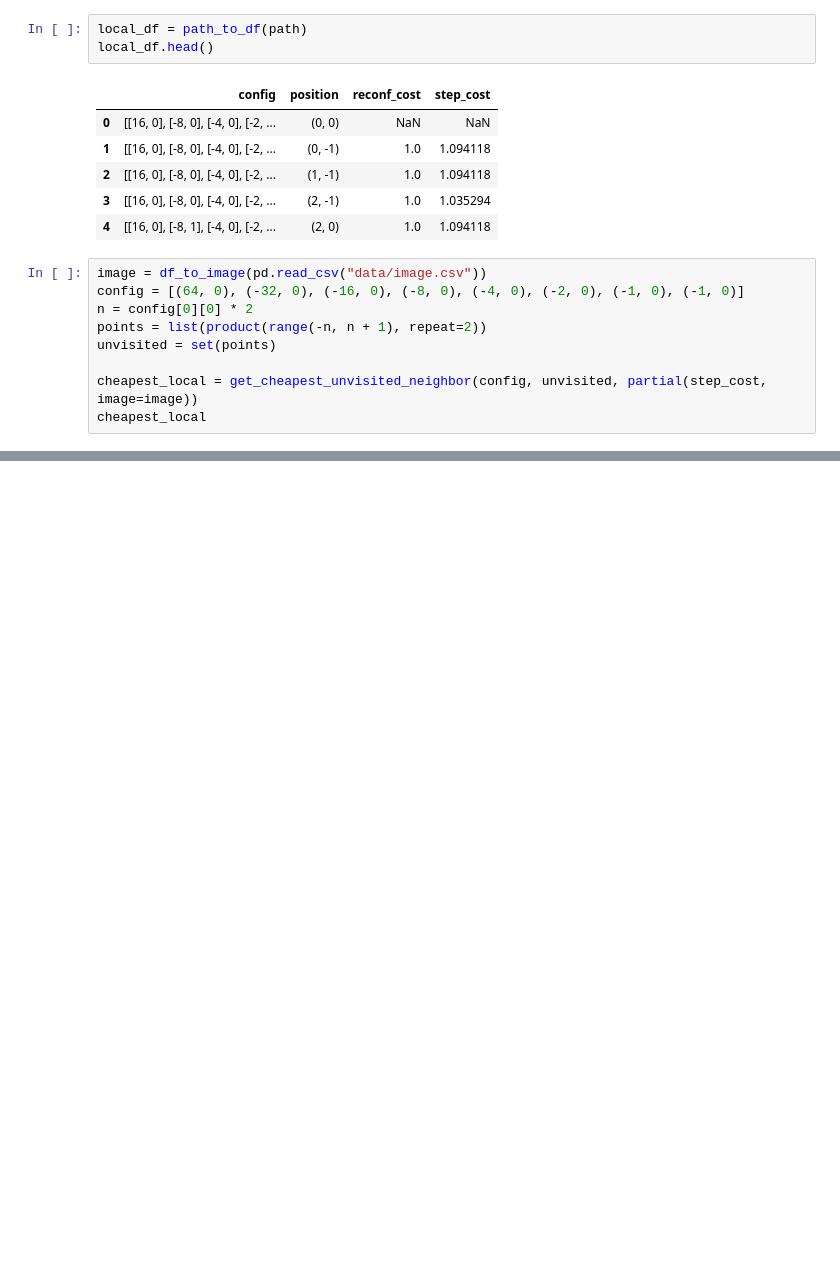
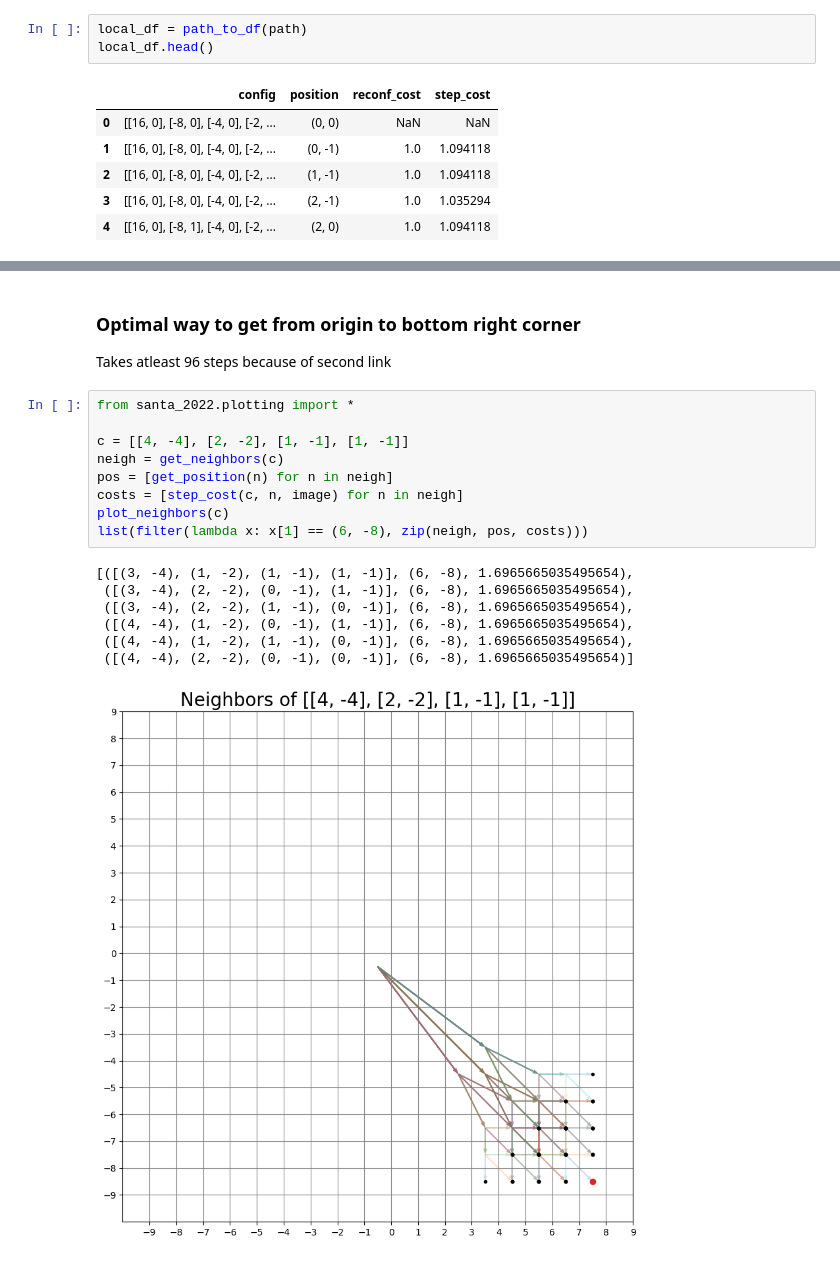
Before and after one commit to seljaks/santa2022, a Jupyter notebook: notebooks/solution_analysis.ipynb, the cells around one changed output, grey strips where cells are left out. Cells and saved outputs as stored; diff of their text form; blank space fills up the shorter version.

```diff
--- a/notebooks/solution_analysis.ipynb
+++ b/notebooks/solution_analysis.ipynb
@@ -101,12 +116,3 @@ local_df.head()
 | 2 | [[16, 0], [-8, 0], [-4, 0], [-2, ... | (1, -1) | 1.0 | 1.094118 |
 | 3 | [[16, 0], [-8, 0], [-4, 0], [-2, ... | (2, -1) | 1.0 | 1.035294 |
 | 4 | [[16, 0], [-8, 1], [-4, 0], [-2, ... | (2, 0) | 1.0 | 1.094118 |
-# %%
-image = df_to_image(pd.read_csv("data/image.csv"))
-config = [(64, 0), (-32, 0), (-16, 0), (-8, 0), (-4, 0), (-2, 0), (-1, 0), (-1, 0)]
-n = config[0][0] * 2
-points = list(product(range(-n, n + 1), repeat=2))
-unvisited = set(points)
-
-cheapest_local = get_cheapest_unvisited_neighbor(config, unvisited, partial(step_cost, image=image))
-cheapest_local
@@ -157,0 +411,20 @@ sorted(get_neighbors_positions_costs(config, image), key=lambda x: x[-1])
+# %% [markdown]
+### Optimal way to get from origin to bottom right corner
+Takes atleast 96 steps because of second link
+# %%
+from santa_2022.plotting import *
+
+c = [[4, -4], [2, -2], [1, -1], [1, -1]]
+neigh = get_neighbors(c)
+pos = [get_position(n) for n in neigh]
+costs = [step_cost(c, n, image) for n in neigh]
+plot_neighbors(c)
+list(filter(lambda x: x[1] == (6, -8), zip(neigh, pos, costs)))
+# %% [output]
+[([(3, -4), (1, -2), (1, -1), (1, -1)], (6, -8), 1.6965665035495654),
+ ([(3, -4), (2, -2), (0, -1), (1, -1)], (6, -8), 1.6965665035495654),
+ ([(3, -4), (2, -2), (1, -1), (0, -1)], (6, -8), 1.6965665035495654),
+ ([(4, -4), (1, -2), (0, -1), (1, -1)], (6, -8), 1.6965665035495654),
+ ([(4, -4), (1, -2), (1, -1), (0, -1)], (6, -8), 1.6965665035495654),
+ ([(4, -4), (2, -2), (0, -1), (0, -1)], (6, -8), 1.6965665035495654)]
+[figure, added]
```
Also changed, not shown: parts of 77 cells of this notebook, 4 other files.
